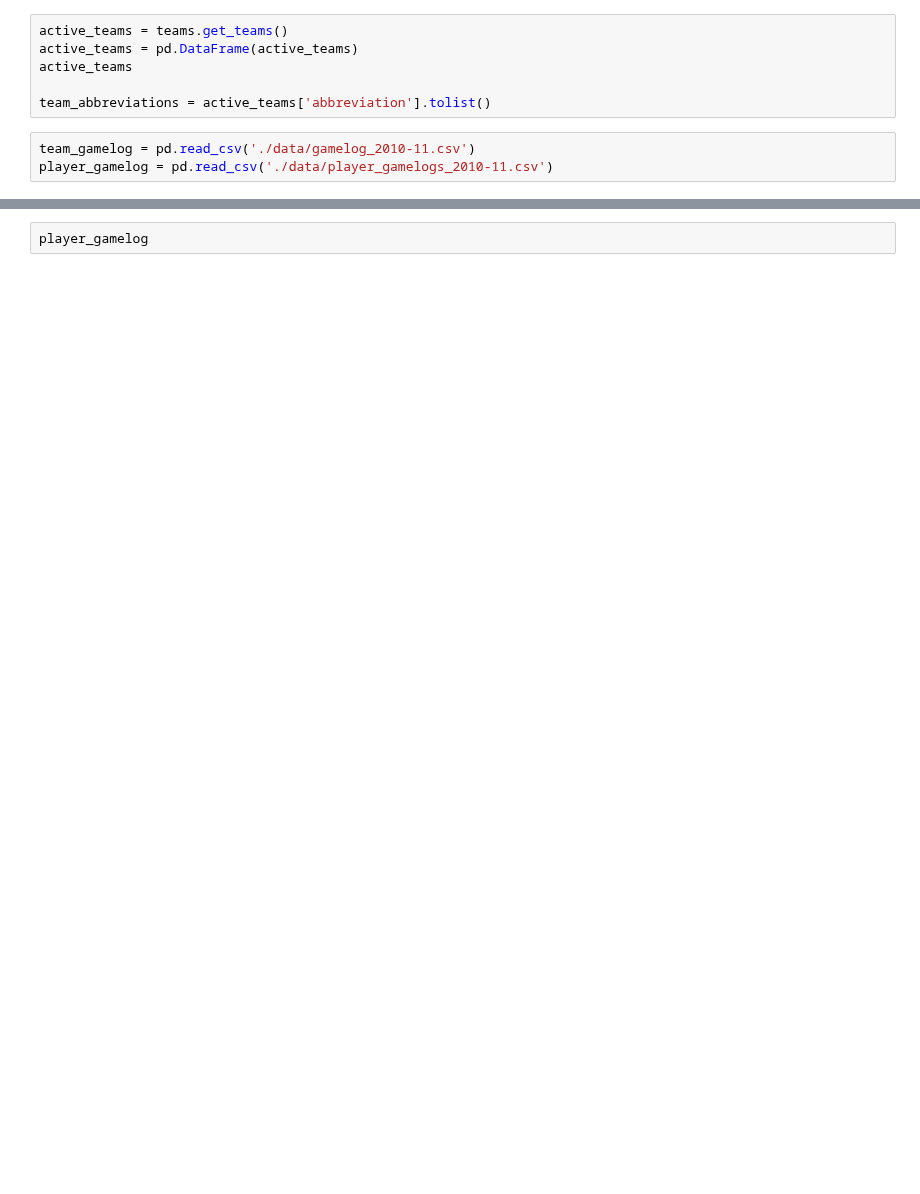
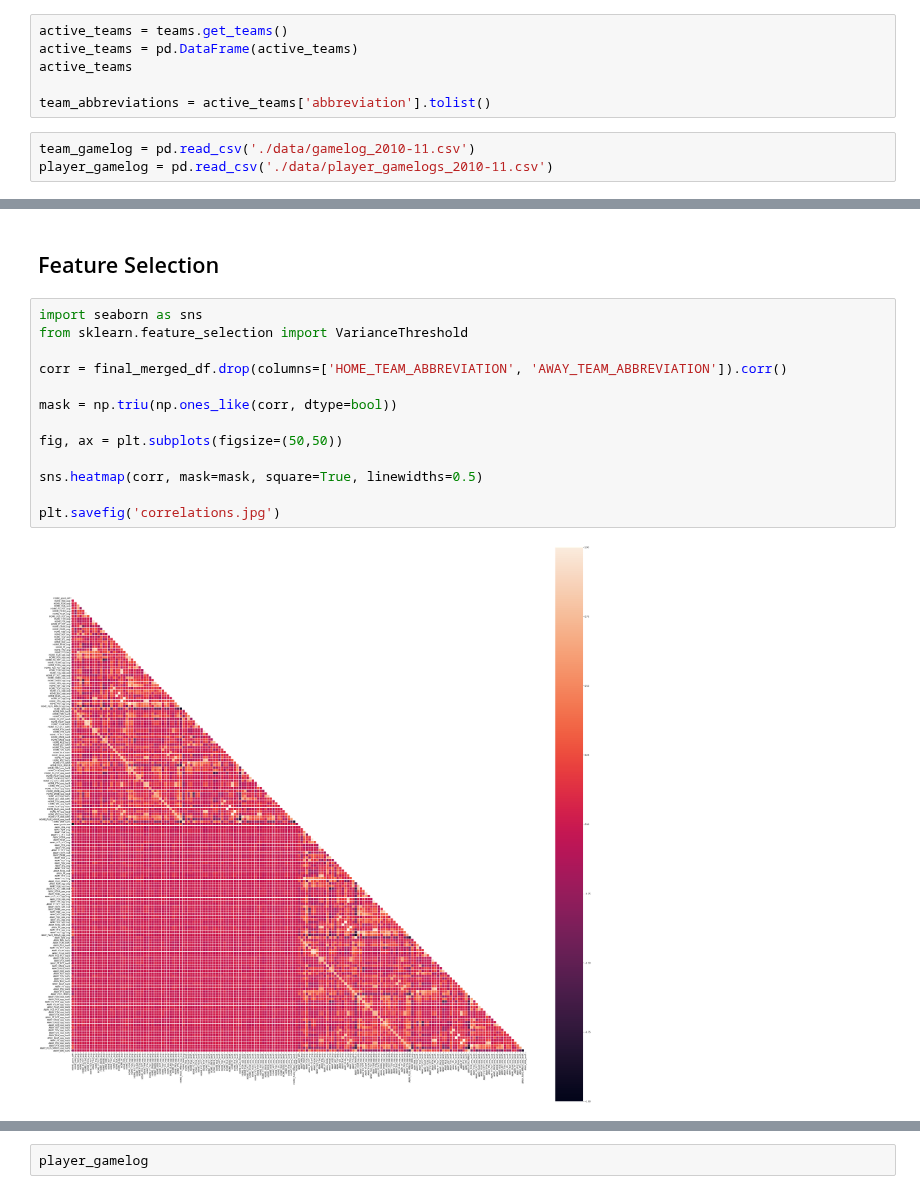
Before and after one commit to jnish23/NBA_Model, a Jupyter notebook: model.ipynb, the cells around one changed output, grey strips where cells are left out. Drawn from its saved outputs; the diff is of its cells as text; blank space fills up the shorter version.

```diff
--- a/model.ipynb
+++ b/model.ipynb
@@ -39,0 +134,17 @@ pd.merge(team_gamelog, team_gamelog, how='left', on='GAME_ID')
+# %% [markdown]
+## Feature Selection
+# %%
+import seaborn as sns
+from sklearn.feature_selection import VarianceThreshold
+
+corr = final_merged_df.drop(columns=['HOME_TEAM_ABBREVIATION', 'AWAY_TEAM_ABBREVIATION']).corr()
+
+mask = np.triu(np.ones_like(corr, dtype=bool))
+
+fig, ax = plt.subplots(figsize=(50,50))
+
+sns.heatmap(corr, mask=mask, square=True, linewidths=0.5)
+
+plt.savefig('correlations.jpg')
+# %% [output]
+[figure, added]
```
Also changed, not shown: parts of 15 cells of this notebook, 13 other files.
